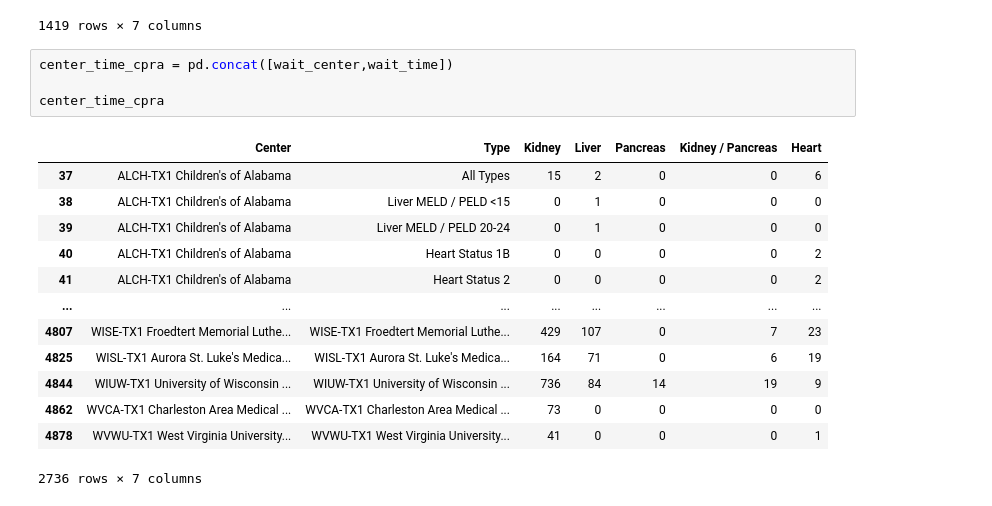
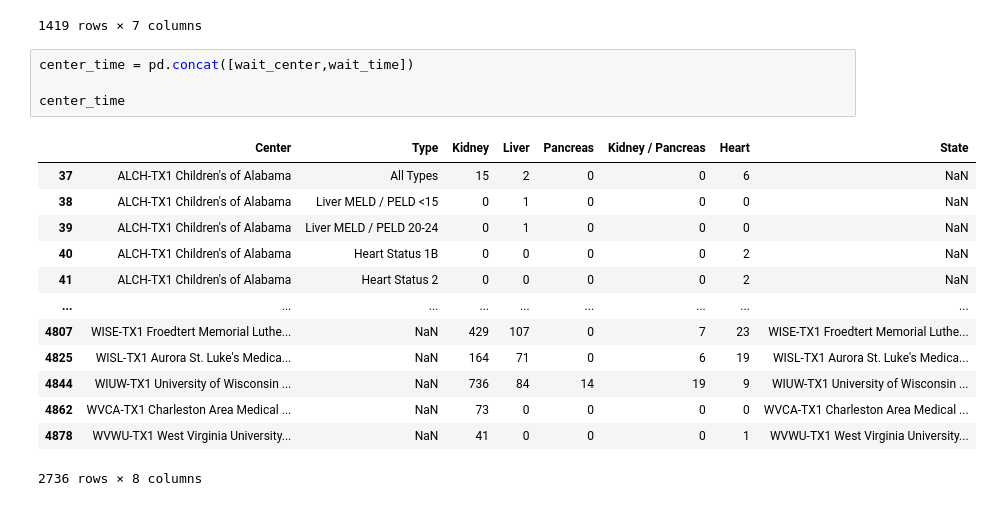
Before and after one commit to benwbarr/Transplant_Project, a Jupyter notebook: Resources/Wait_List_Notebook.ipynb, the cells around one changed output. Drawn from its saved outputs; the diff is of its cells as text.

```diff
--- a/Resources/Wait_List_Notebook.ipynb
+++ b/Resources/Wait_List_Notebook.ipynb
@@ -751,20 +979,20 @@ cpra_score
 | 1645 | WVWU-TX1 West Virginia University... | 98-100 | 1 | 0 | 0 | 0 | 0 |
 1419 rows × 7 columns
 # %%
-center_time_cpra = pd.concat([wait_center,wait_time])
+center_time = pd.concat([wait_center,wait_time])
 
-center_time_cpra
+center_time
 # %% [output]
-|  | Center | Type | Kidney | Liver | Pancreas | Kidney / Pancreas | Heart |
-| 37 | ALCH-TX1 Children's of Alabama | All Types | 15 | 2 | 0 | 0 | 6 |
-| 38 | ALCH-TX1 Children's of Alabama | Liver MELD / PELD <15 | 0 | 1 | 0 | 0 | 0 |
-| 39 | ALCH-TX1 Children's of Alabama | Liver MELD / PELD 20-24 | 0 | 1 | 0 | 0 | 0 |
-| 40 | ALCH-TX1 Children's of Alabama | Heart Status 1B | 0 | 0 | 0 | 0 | 2 |
-| 41 | ALCH-TX1 Children's of Alabama | Heart Status 2 | 0 | 0 | 0 | 0 | 2 |
-| ... | ... | ... | ... | ... | ... | ... | ... |
-| 4807 | WISE-TX1 Froedtert Memorial Luthe... | WISE-TX1 Froedtert Memorial Luthe... | 429 | 107 | 0 | 7 | 23 |
-| 4825 | WISL-TX1 Aurora St. Luke's Medica... | WISL-TX1 Aurora St. Luke's Medica... | 164 | 71 | 0 | 6 | 19 |
-| 4844 | WIUW-TX1 University of Wisconsin ... | WIUW-TX1 University of Wisconsin ... | 736 | 84 | 14 | 19 | 9 |
-| 4862 | WVCA-TX1 Charleston Area Medical ... | WVCA-TX1 Charleston Area Medical ... | 73 | 0 | 0 | 0 | 0 |
-| 4878 | WVWU-TX1 West Virginia University... | WVWU-TX1 West Virginia University... | 41 | 0 | 0 | 0 | 1 |
+|  | Center | Type | Kidney | Liver | Pancreas | Kidney / Pancreas | Heart | State |
+| 37 | ALCH-TX1 Children's of Alabama | All Types | 15 | 2 | 0 | 0 | 6 | NaN |
+| 38 | ALCH-TX1 Children's of Alabama | Liver MELD / PELD <15 | 0 | 1 | 0 | 0 | 0 | NaN |
+| 39 | ALCH-TX1 Children's of Alabama | Liver MELD / PELD 20-24 | 0 | 1 | 0 | 0 | 0 | NaN |
+| 40 | ALCH-TX1 Children's of Alabama | Heart Status 1B | 0 | 0 | 0 | 0 | 2 | NaN |
+| 41 | ALCH-TX1 Children's of Alabama | Heart Status 2 | 0 | 0 | 0 | 0 | 2 | NaN |
+| ... | ... | ... | ... | ... | ... | ... | ... | ... |
+| 4807 | WISE-TX1 Froedtert Memorial Luthe... | NaN | 429 | 107 | 0 | 7 | 23 | WISE-TX1 Froedtert Memorial Luthe... |
+| 4825 | WISL-TX1 Aurora St. Luke's Medica... | NaN | 164 | 71 | 0 | 6 | 19 | WISL-TX1 Aurora St. Luke's Medica... |
+| 4844 | WIUW-TX1 University of Wisconsin ... | NaN | 736 | 84 | 14 | 19 | 9 | WIUW-TX1 University of Wisconsin ... |
+| 4862 | WVCA-TX1 Charleston Area Medical ... | NaN | 73 | 0 | 0 | 0 | 0 | WVCA-TX1 Charleston Area Medical ... |
+| 4878 | WVWU-TX1 West Virginia University... | NaN | 41 | 0 | 0 | 0 | 1 | WVWU-TX1 West Virginia University... |
-2736 rows × 7 columns
+2736 rows × 8 columns
```
Also changed, not shown: parts of 36 cells of this notebook, 13 other files.
